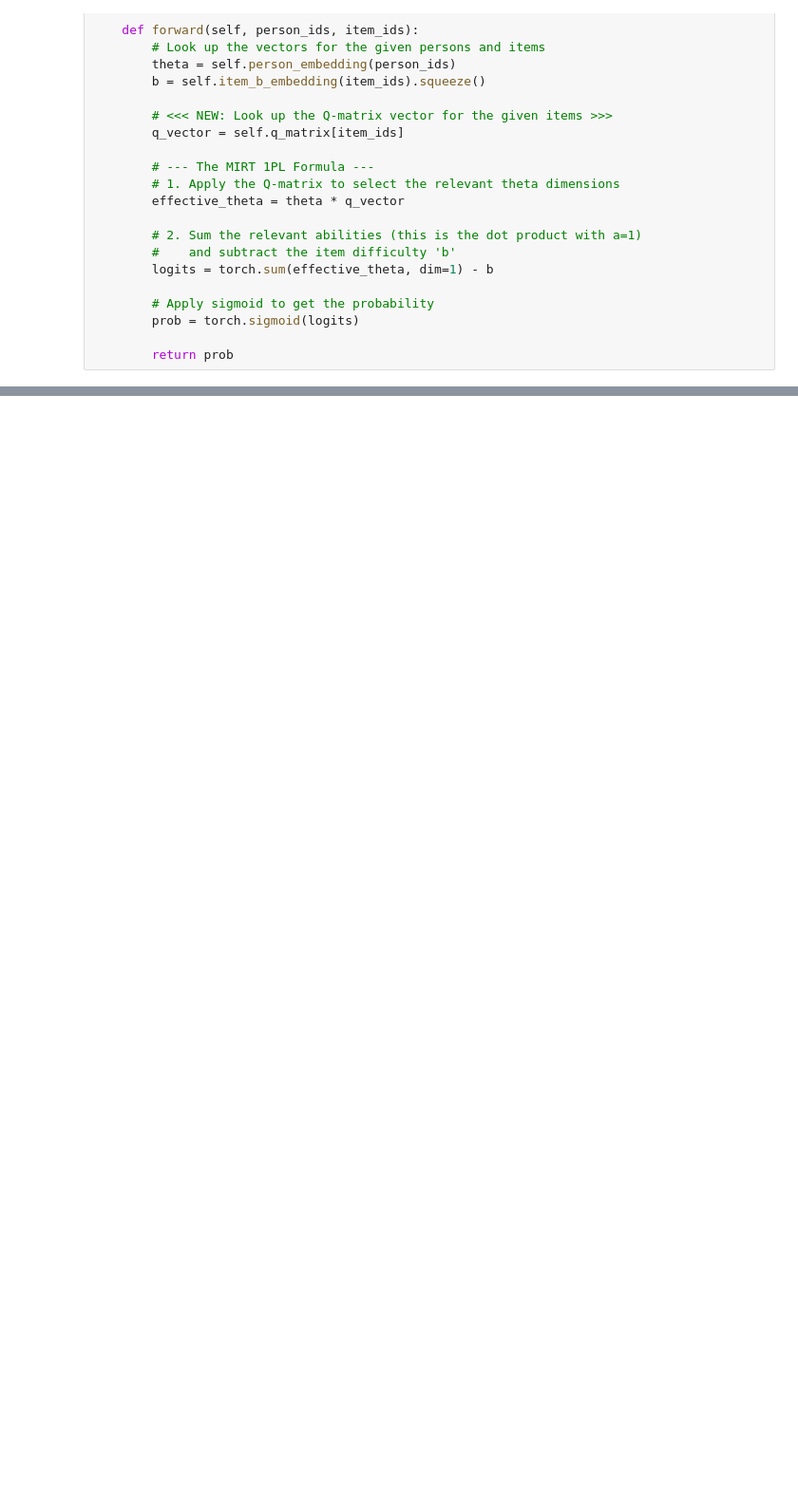
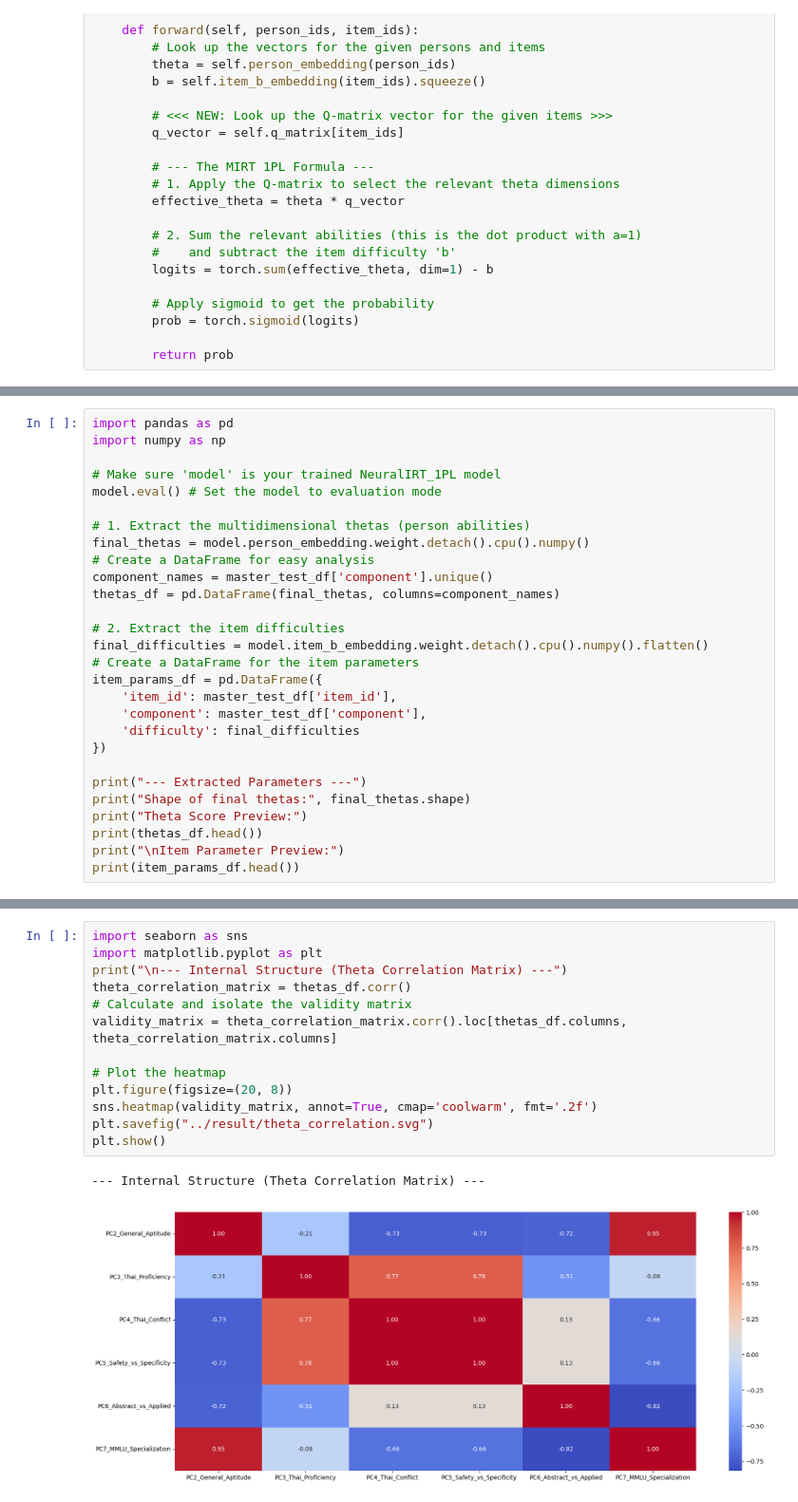
Before and after one commit to ronanhansel/reeval-multi, a Jupyter notebook: calibration/calibration.ipynb, the cells around one changed output, grey strips where cells are left out. Shown at 95% size. Cells and saved outputs as stored; diff of their text form; blank space fills up the shorter version.

Commit message:
feat: working calibration using neural network

```diff
--- a/calibration/calibration.ipynb
+++ b/calibration/calibration.ipynb
@@ -319,0 +627,28 @@ print(f"\nShape of final 1PL thetas: {final_thetas_1pl.shape}") # Should be (183
+# %%
+import pandas as pd
+import numpy as np
+
+# Make sure 'model' is your trained NeuralIRT_1PL model
+model.eval() # Set the model to evaluation mode
+
+# 1. Extract the multidimensional thetas (person abilities)
+final_thetas = model.person_embedding.weight.detach().cpu().numpy()
+# Create a DataFrame for easy analysis
+component_names = master_test_df['component'].unique()
+thetas_df = pd.DataFrame(final_thetas, columns=component_names)
+
+# 2. Extract the item difficulties
+final_difficulties = model.item_b_embedding.weight.detach().cpu().numpy().flatten()
+# Create a DataFrame for the item parameters
+item_params_df = pd.DataFrame({
+    'item_id': master_test_df['item_id'],
+    'component': master_test_df['component'],
+    'difficulty': final_difficulties
+})
+
+print("--- Extracted Parameters ---")
+print("Shape of final thetas:", final_thetas.shape)
+print("Theta Score Preview:")
+print(thetas_df.head())
+print("\nItem Parameter Preview:")
+print(item_params_df.head())
@@ -319,0 +673,16 @@ print(f"\nShape of final 1PL thetas: {final_thetas_1pl.shape}") # Should be (183
+# %%
+import seaborn as sns
+import matplotlib.pyplot as plt
+print("\n--- Internal Structure (Theta Correlation Matrix) ---")
+theta_correlation_matrix = thetas_df.corr()
+# Calculate and isolate the validity matrix
+validity_matrix = theta_correlation_matrix.corr().loc[thetas_df.columns, theta_correlation_matrix.columns]
+
+# Plot the heatmap
+plt.figure(figsize=(20, 8))
+sns.heatmap(validity_matrix, annot=True, cmap='coolwarm', fmt='.2f')
+plt.savefig("../result/theta_correlation.svg")
+plt.show()
+# %% [output]
+--- Internal Structure (Theta Correlation Matrix) ---
+[figure, added]
```
Also changed, not shown: parts of 13 cells of this notebook, 4 other files.
